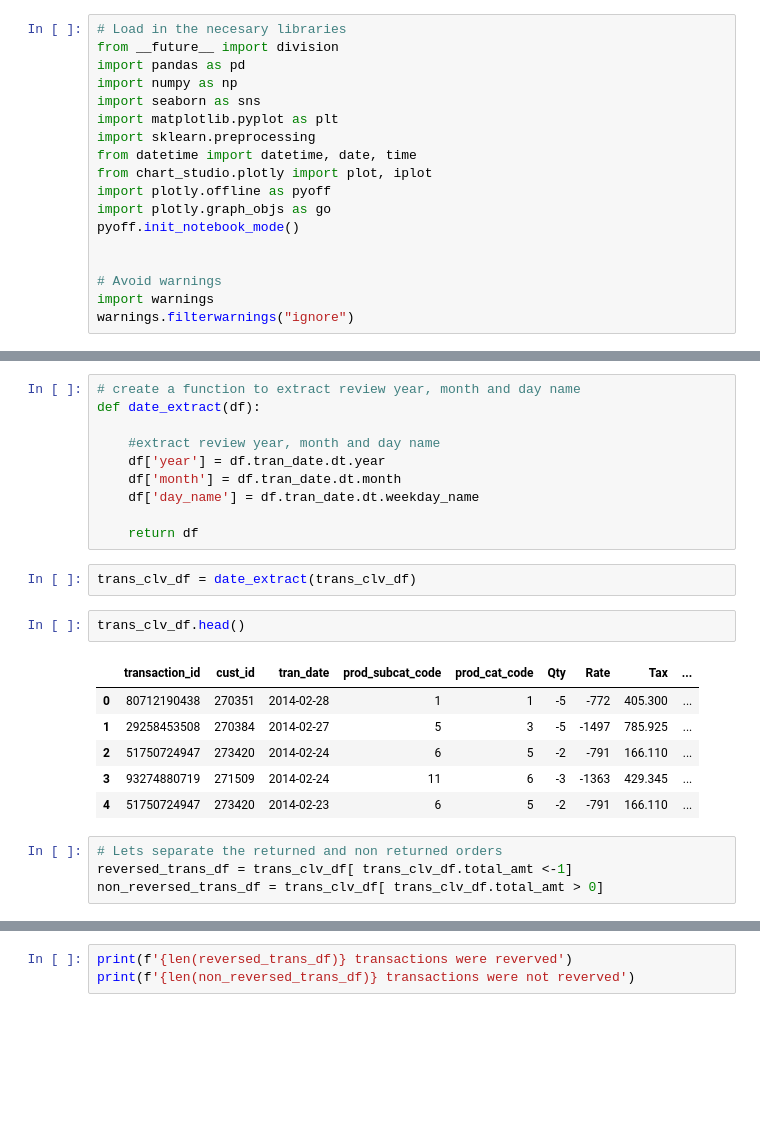
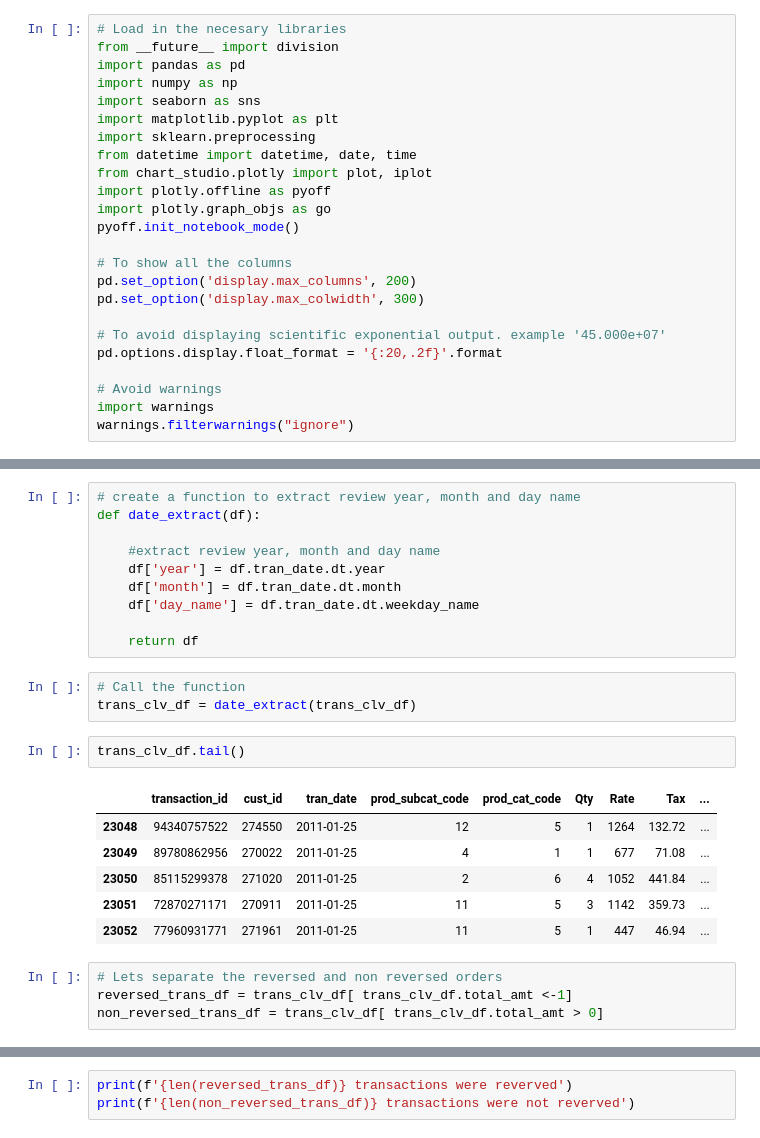
Before and after one commit to azeezsanya/Customer-Lifetime-Value-and-Segmentation, a Jupyter notebook: customer_Lifetime_value_prediction (Cleaning & EDA).ipynb, the cells around one changed output, grey strips where cells are left out. Drawn from its saved outputs; the diff is of its cells as text; blank space fills up the shorter version.

```diff
--- a/customer_Lifetime_value_prediction (Cleaning & EDA).ipynb
+++ b/customer_Lifetime_value_prediction (Cleaning & EDA).ipynb
@@ -32,6 +50,12 @@ import plotly.offline as pyoff
 import plotly.graph_objs as go
 pyoff.init_notebook_mode()
 
+# To show all the columns
+pd.set_option('display.max_columns', 200)
+pd.set_option('display.max_colwidth', 300)
+
+# To avoid displaying scientific exponential output. example '45.000e+07'
+pd.options.display.float_format = '{:20,.2f}'.format
 
 # Avoid warnings
 import warnings
@@ -279,19 +313,20 @@ def date_extract(df):
     df['day_name'] = df.tran_date.dt.weekday_name
 
     return df
-# %%
-trans_clv_df = date_extract(trans_clv_df)
+# %%
+# Call the function
+trans_clv_df = date_extract(trans_clv_df)
 # %%
-trans_clv_df.head()
+trans_clv_df.tail()
 # %% [output]
 |  | transaction_id | cust_id | tran_date | prod_subcat_code | prod_cat_code | Qty | Rate | Tax | ... |
-| 0 | 80712190438 | 270351 | 2014-02-28 | 1 | 1 | -5 | -772 | 405.300 | ... |
-| 1 | 29258453508 | 270384 | 2014-02-27 | 5 | 3 | -5 | -1497 | 785.925 | ... |
-| 2 | 51750724947 | 273420 | 2014-02-24 | 6 | 5 | -2 | -791 | 166.110 | ... |
-| 3 | 93274880719 | 271509 | 2014-02-24 | 11 | 6 | -3 | -1363 | 429.345 | ... |
-| 4 | 51750724947 | 273420 | 2014-02-23 | 6 | 5 | -2 | -791 | 166.110 | ... |
+| 23048 | 94340757522 | 274550 | 2011-01-25 | 12 | 5 | 1 | 1264 | 132.72 | ... |
+| 23049 | 89780862956 | 270022 | 2011-01-25 | 4 | 1 | 1 | 677 | 71.08 | ... |
+| 23050 | 85115299378 | 271020 | 2011-01-25 | 2 | 6 | 4 | 1052 | 441.84 | ... |
+| 23051 | 72870271171 | 270911 | 2011-01-25 | 11 | 5 | 3 | 1142 | 359.73 | ... |
+| 23052 | 77960931771 | 271961 | 2011-01-25 | 11 | 5 | 1 | 447 | 46.94 | ... |
 # %%
-# Lets separate the returned and non returned orders
+# Lets separate the reversed and non reversed orders
 reversed_trans_df = trans_clv_df[ trans_clv_df.total_amt <-1]
 non_reversed_trans_df = trans_clv_df[ trans_clv_df.total_amt > 0]
 # %%
```
Also changed, not shown: parts of 49 cells of this notebook.
